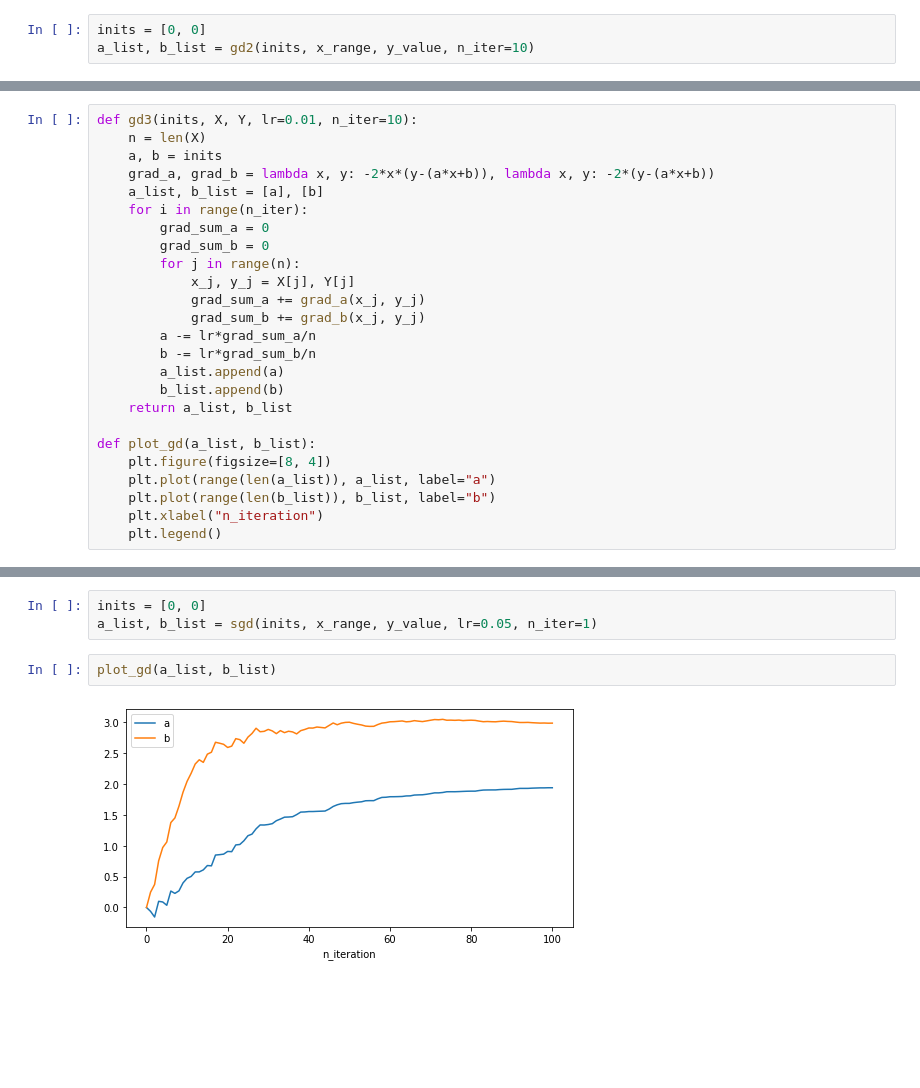
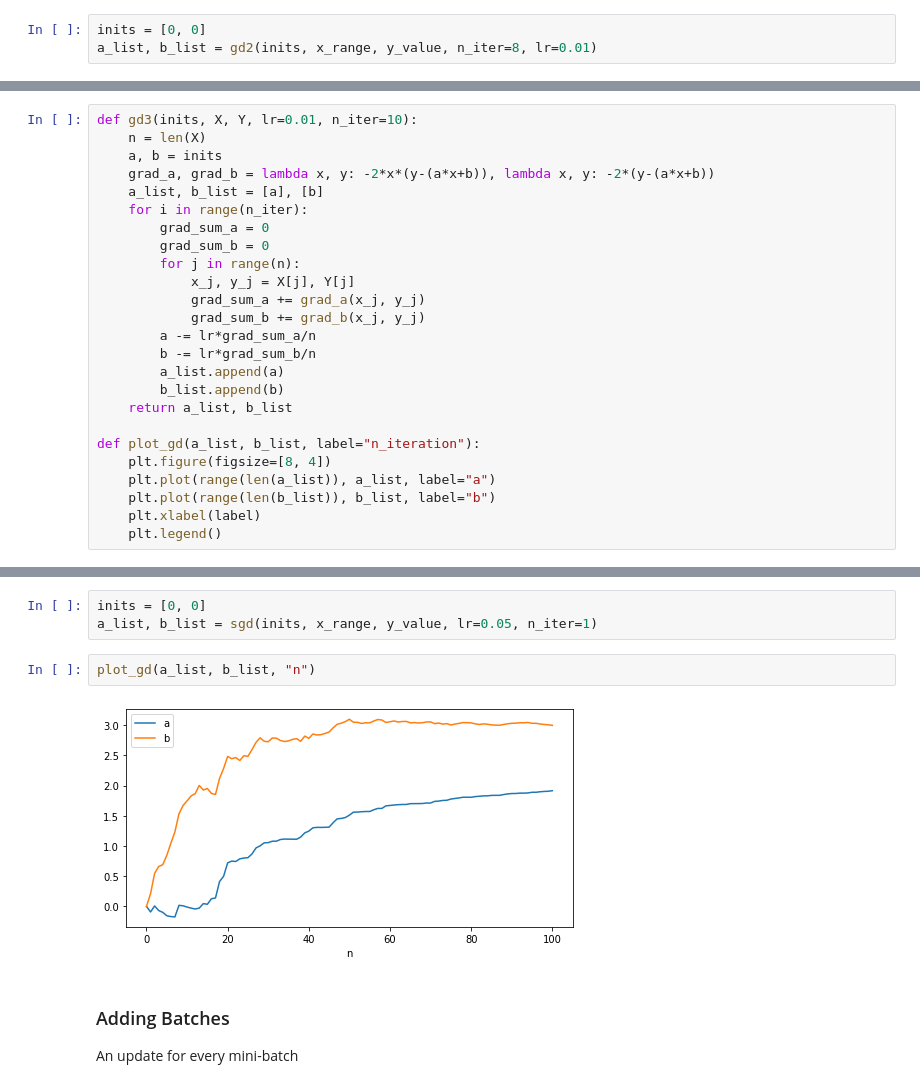
Before and after one commit to MJeremy2017/machine-learning-models, a Jupyter notebook: Optimisation/gradient-descent.ipynb, the cells around one changed output, grey strips where cells are left out. Drawn from its saved outputs; the diff is of its cells as text; blank space fills up the shorter version.

Commit message:
upadate plot

```diff
--- a/Optimisation/gradient-descent.ipynb
+++ b/Optimisation/gradient-descent.ipynb
@@ -72,7 +72,7 @@ def gd2(inits, X, Y, lr=0.01, n_iter=10):
     return a_list, b_list
 # %%
 inits = [0, 0]
-a_list, b_list = gd2(inits, x_range, y_value, n_iter=10)
+a_list, b_list = gd2(inits, x_range, y_value, n_iter=8, lr=0.01)
 # %%
 plt.figure(figsize=[8, 4])
 plt.plot(range(len(a_list)), a_list, label="a")
@@ -106,11 +106,11 @@ def gd3(inits, X, Y, lr=0.01, n_iter=10):
         b_list.append(b)
     return a_list, b_list
 
-def plot_gd(a_list, b_list):
+def plot_gd(a_list, b_list, label="n_iteration"):
     plt.figure(figsize=[8, 4])
     plt.plot(range(len(a_list)), a_list, label="a")
     plt.plot(range(len(b_list)), b_list, label="b")
-    plt.xlabel("n_iteration")
+    plt.xlabel(label)
     plt.legend()
 # %%
 inits = [0, 0]
@@ -142,6 +142,9 @@ def sgd(inits, X, Y, lr=0.01, n_iter=10):
 inits = [0, 0]
 a_list, b_list = sgd(inits, x_range, y_value, lr=0.05, n_iter=1)
 # %%
-plot_gd(a_list, b_list)
+plot_gd(a_list, b_list, "n")
 # %% [output]
-[figure, old version]
+[figure, new version]
+# %% [markdown]
+### Adding Batches
+An update for every mini-batch
```
Also changed, not shown: parts of 4 cells of this notebook.
